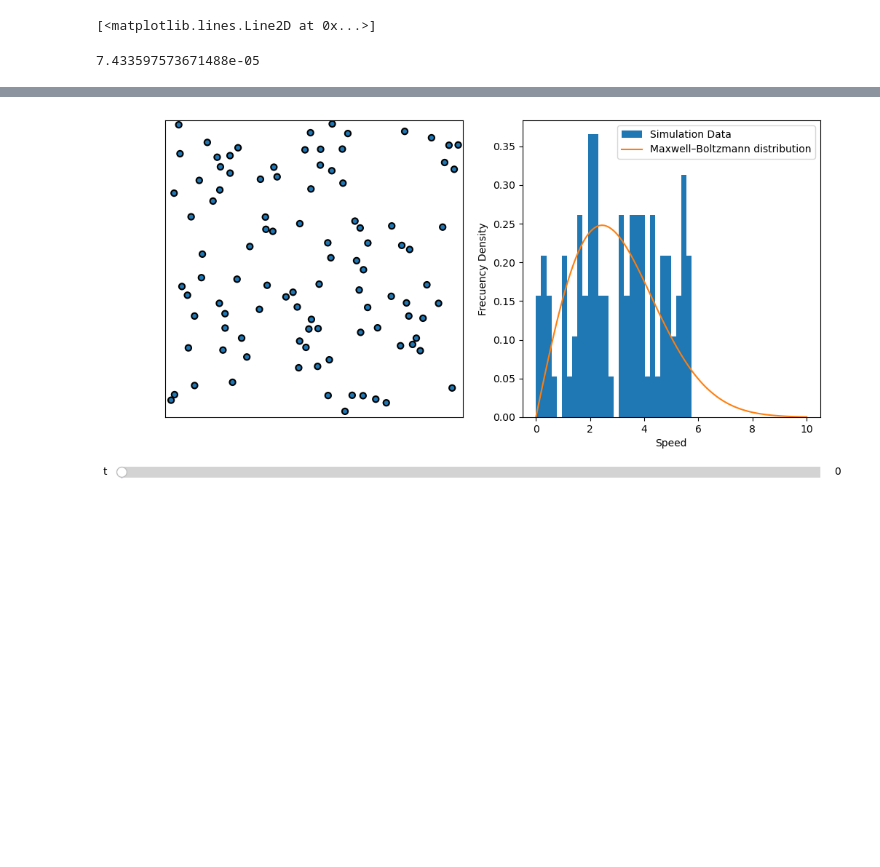
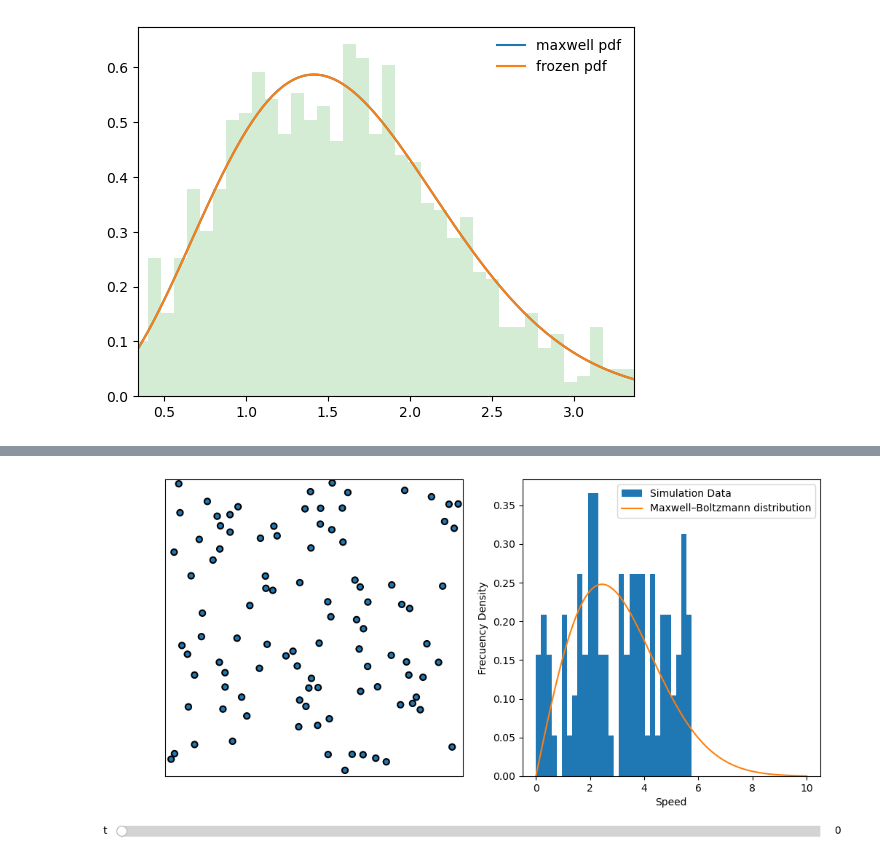
Before and after one commit to keriperip/DahPenat, a Jupyter notebook: jingten.ipynb, the cells around one changed output, grey strips where cells are left out. Cells and saved outputs as stored; diff of their text form; code cells hidden in the pictures; blank space fills up the shorter version.

```diff
--- a/jingten.ipynb
+++ b/jingten.ipynb
@@ -1,31 +1,32 @@
 # %%
 import numpy as np
 from scipy.stats import maxwell
 import matplotlib.pyplot as plt
 fig, ax = plt.subplots(1, 1)
 
 mean, var, skew, kurt = maxwell.stats(moments='mvsk')
 
 x = np.linspace(maxwell.ppf(0.01),
                 maxwell.ppf(0.99), 100)
 ax.plot(x, maxwell.pdf(x), label='maxwell pdf')
 
 rv = maxwell()
 ax.plot(x, rv.pdf(x), label='frozen pdf')
 
 vals = maxwell.ppf([0.001, 0.5, 0.999])
 np.allclose([0.001, 0.5, 0.999], maxwell.cdf(vals))
 
 r = maxwell.rvs(size=1000)
 
-for i in range(5):
-    ax.hist(r, density=True, bins=50, histtype='stepfilled', alpha=0.2)
-    ax.set_xlim([x[0], x[-1]])
-    ax.legend(loc='best', frameon=False)
-    plt.show()
+ax.hist(r, density=True, bins=50, histtype='stepfilled', alpha=0.2)
+ax.set_xlim([x[0], x[-1]])
+ax.legend(loc='best', frameon=False)
+plt.show()
+
+# def animate(i):
+#     t = float(i)*dt
+#     line.set_ydata(ww(x, t, k0, a0, vp, vg)) # update y-data
+#     timeText.set_text(timeString.format(t))
+#     return line, timeText
 # %% [output]
-[<matplotlib.lines.Line2D at 0x...>]
+[figure, added]
-# %%
-pdf = np.sqrt(2/np.pi()*(x**2))* np.exp((-m*v**2)/(2*))
-# %% [output]
-7.433597573671488e-05
```
Also changed, not shown: parts of 3 cells of this notebook.
